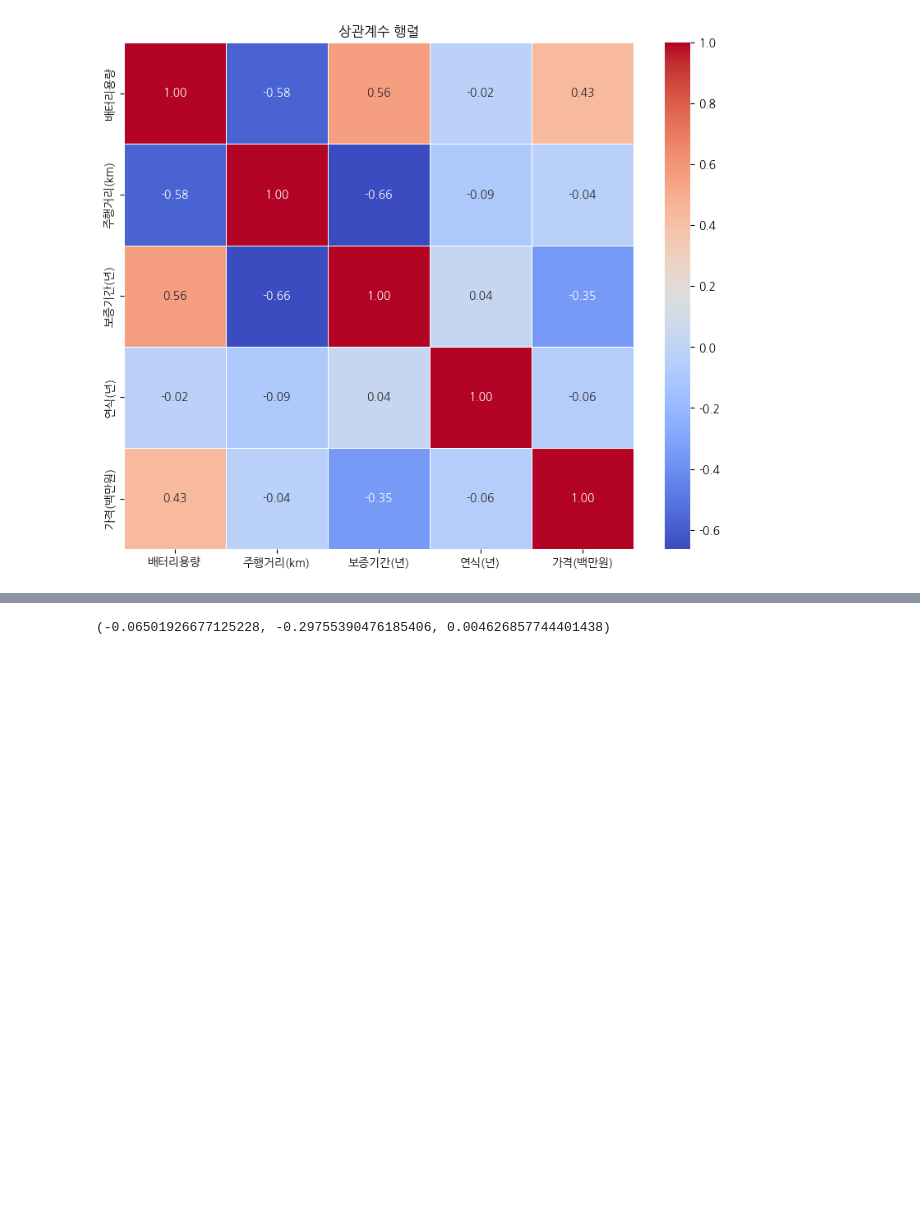
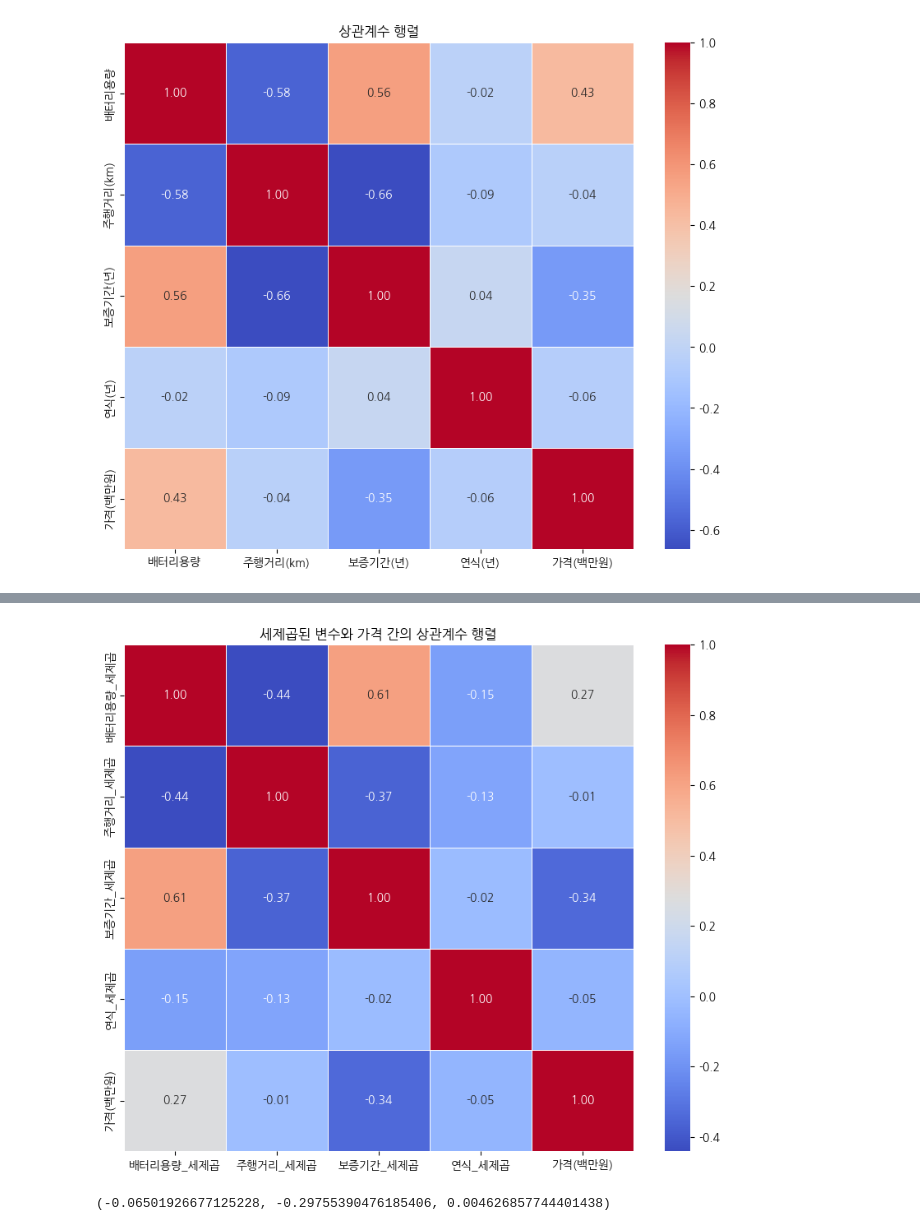
Before and after one commit to friendship-jung/EVPriceEstimator, a Jupyter notebook: 전기차_가격_예측_해커톤.ipynb, the cells around one changed output, grey strips where cells are left out. Cells and saved outputs as stored; diff of their text form; code cells hidden in the pictures; blank space fills up the shorter version.

```diff
--- a/전기차_가격_예측_해커톤.ipynb
+++ b/전기차_가격_예측_해커톤.ipynb
@@ -161,3 +222,21 @@ plt.show()
+# %%
+# 변수들의 제곱값 생성
+train['배터리용량_세제곱'] = train['배터리용량'] ** 3
+train['주행거리_세제곱'] = train['주행거리(km)'] ** 3
+train['보증기간_세제곱'] = train['보증기간(년)'] ** 3
+train['연식_세제곱'] = train['연식(년)'] ** 3
+
+# 제곱된 변수들과 가격 간의 상관계수 계산
+squared_columns = ['배터리용량_세제곱', '주행거리_세제곱', '보증기간_세제곱', '연식_세제곱', '가격(백만원)']
+squared_correlation_matrix = train[squared_columns].corr()
+
+# 상관계수 행렬 시각화
+plt.figure(figsize=(10, 8))
+sns.heatmap(squared_correlation_matrix, annot=True, cmap='coolwarm', fmt=".2f", linewidths=.5)
+plt.title('세제곱된 변수와 가격 간의 상관계수 행렬')
+plt.show()
+# %% [output]
+[figure, added]
 # %%
 # 범주형 변수와 가격 변수의 상관 관계를 계산하기 위해, 각 범주형 변수를 수치형으로 변환
 from scipy.stats import pointbiserialr
```
Also changed, not shown: parts of 6 cells of this notebook.
